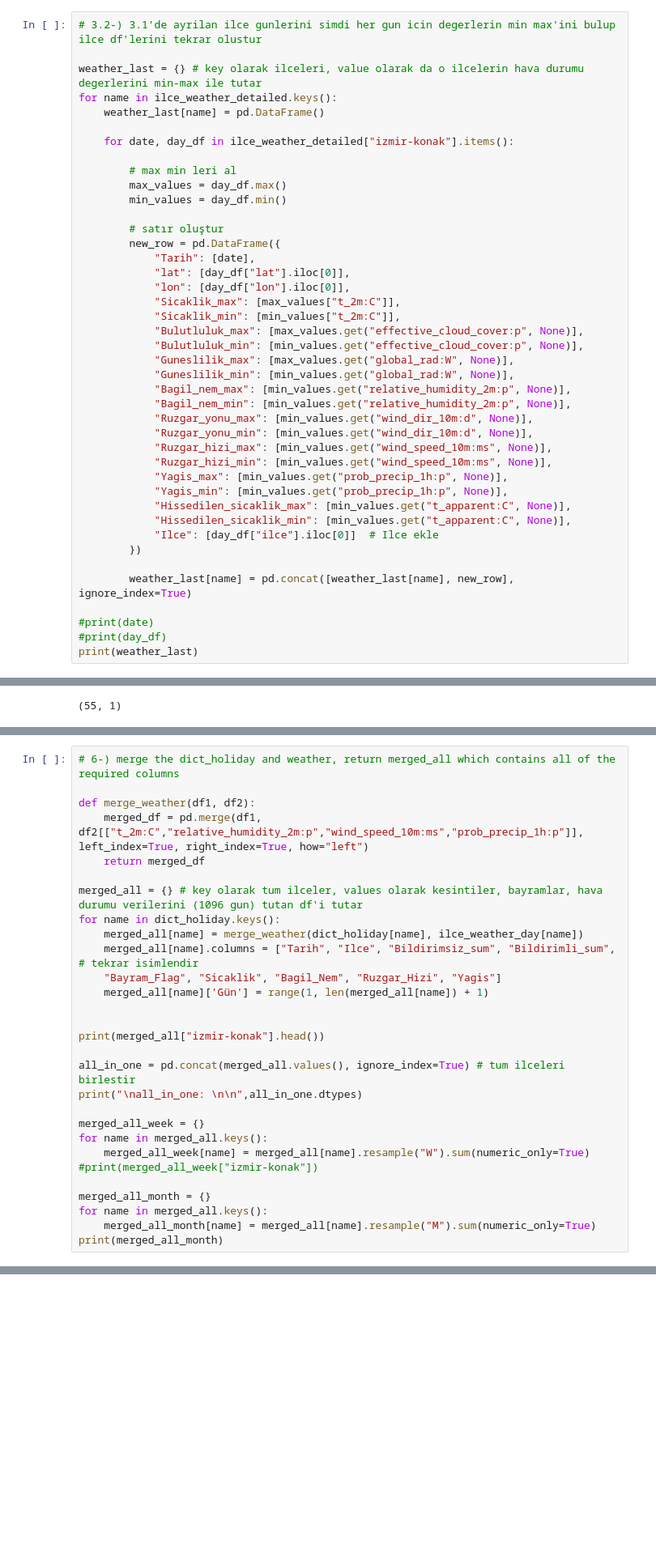
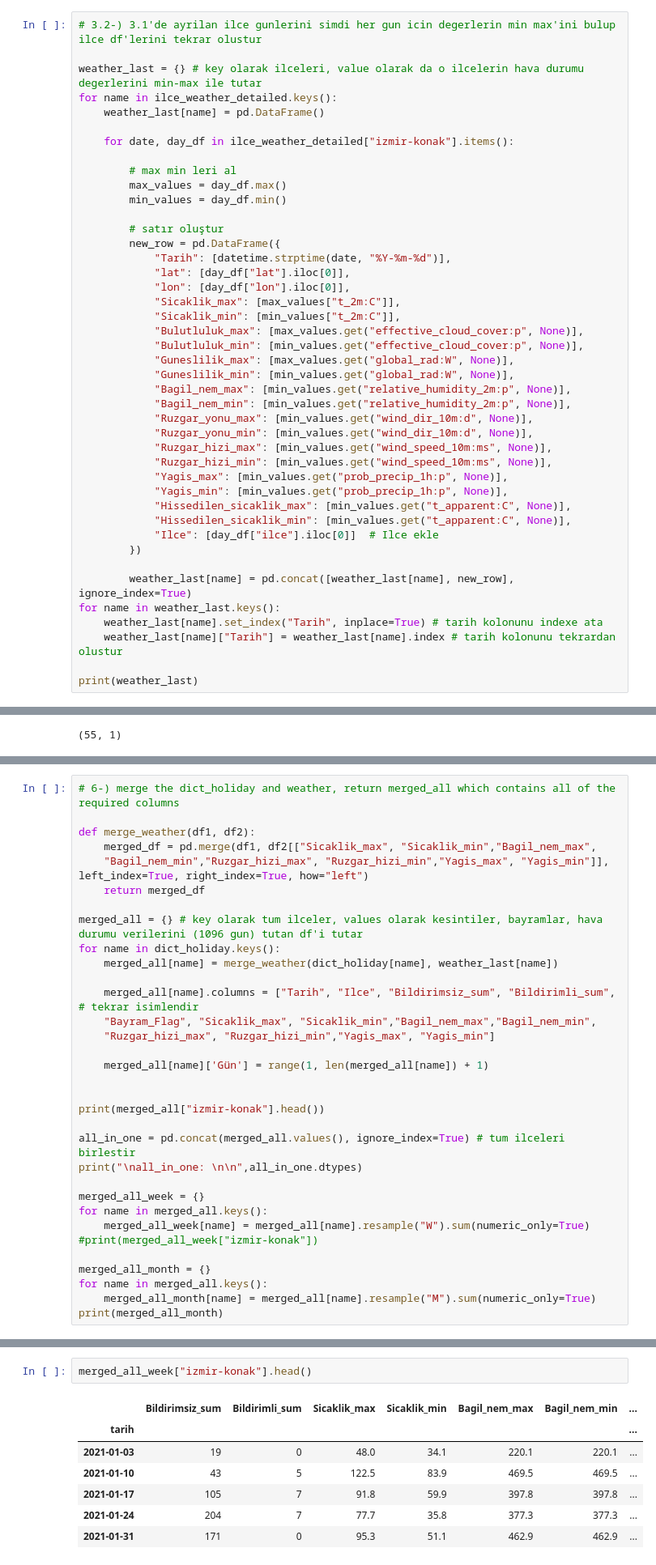
Before and after one commit to okkesd/Gdz-Elektrik-Datathon, a Jupyter notebook: main.ipynb, the cells around one changed output, grey strips where cells are left out. Shown at 81% size. Cells and saved outputs as stored; diff of their text form; blank space fills up the shorter version.

Commit message:
grafikler ayarlandi, merged_all yeni weather ile guncellendi (okkes pzr-22:02)

```diff
--- a/main.ipynb
+++ b/main.ipynb
@@ -208,7 +208,7 @@ for name in ilce_weather_detailed.keys():
 
         # satır oluştur
         new_row = pd.DataFrame({
-            "Tarih": [date],
+            "Tarih": [datetime.strptime(date, "%Y-%m-%d")],
             "lat": [day_df["lat"].iloc[0]],
             "lon": [day_df["lon"].iloc[0]],
             "Sicaklik_max": [max_values["t_2m:C"]],
@@ -231,8 +231,9 @@ for name in ilce_weather_detailed.keys():
         })
 
         weather_last[name] = pd.concat([weather_last[name], new_row], ignore_index=True)
+for name in weather_last.keys():
+    weather_last[name].set_index("Tarih", inplace=True) # tarih kolonunu indexe ata
+    weather_last[name]["Tarih"] = weather_last[name].index # tarih kolonunu tekrardan olustur
 
-#print(date)
-#print(day_df)
 print(weather_last)
 # %% [output]
@@ -305,14 +311,18 @@ tarih
 # 6-) merge the dict_holiday and weather, return merged_all which contains all of the required columns
 
 def merge_weather(df1, df2):
-    merged_df = pd.merge(df1, df2[["t_2m:C","relative_humidity_2m:p","wind_speed_10m:ms","prob_precip_1h:p"]], left_index=True, right_index=True, how="left")
+    merged_df = pd.merge(df1, df2[["Sicaklik_max", "Sicaklik_min","Bagil_nem_max",
+    "Bagil_nem_min","Ruzgar_hizi_max", "Ruzgar_hizi_min","Yagis_max", "Yagis_min"]], left_index=True, right_index=True, how="left")
     return merged_df
 
 merged_all = {} # key olarak tum ilceler, values olarak kesintiler, bayramlar, hava durumu verilerini (1096 gun) tutan df'i tutar
 for name in dict_holiday.keys():
-    merged_all[name] = merge_weather(dict_holiday[name], ilce_weather_day[name])
+    merged_all[name] = merge_weather(dict_holiday[name], weather_last[name])
+
     merged_all[name].columns = ["Tarih", "Ilce", "Bildirimsiz_sum", "Bildirimli_sum", # tekrar isimlendir
-    "Bayram_Flag", "Sicaklik", "Bagil_Nem", "Ruzgar_Hizi", "Yagis"]
+    "Bayram_Flag", "Sicaklik_max", "Sicaklik_min","Bagil_nem_max","Bagil_nem_min",
+    "Ruzgar_hizi_max", "Ruzgar_hizi_min","Yagis_max", "Yagis_min"]
+
     merged_all[name]['Gün'] = range(1, len(merged_all[name]) + 1)
 
 
@@ -351,2 +361,12 @@ tarih
+# %%
+merged_all_week["izmir-konak"].head()
+# %% [output]
+|  | Bildirimsiz_sum | Bildirimli_sum | Sicaklik_max | Sicaklik_min | Bagil_nem_max | Bagil_nem_min | ... |
+| tarih |  |  |  |  |  |  | ... |
+| 2021-01-03 | 19 | 0 | 48.0 | 34.1 | 220.1 | 220.1 | ... |
+| 2021-01-10 | 43 | 5 | 122.5 | 83.9 | 469.5 | 469.5 | ... |
+| 2021-01-17 | 105 | 7 | 91.8 | 59.9 | 397.8 | 397.8 | ... |
+| 2021-01-24 | 204 | 7 | 77.7 | 35.8 | 377.3 | 377.3 | ... |
+| 2021-01-31 | 171 | 0 | 95.3 | 51.1 | 462.9 | 462.9 | ... |
 # %%
 # 7-) Her ilcenin Bildirimli+Bildirimsiz kesinti grafigi
```
Also changed, not shown: parts of 5 cells of this notebook.
